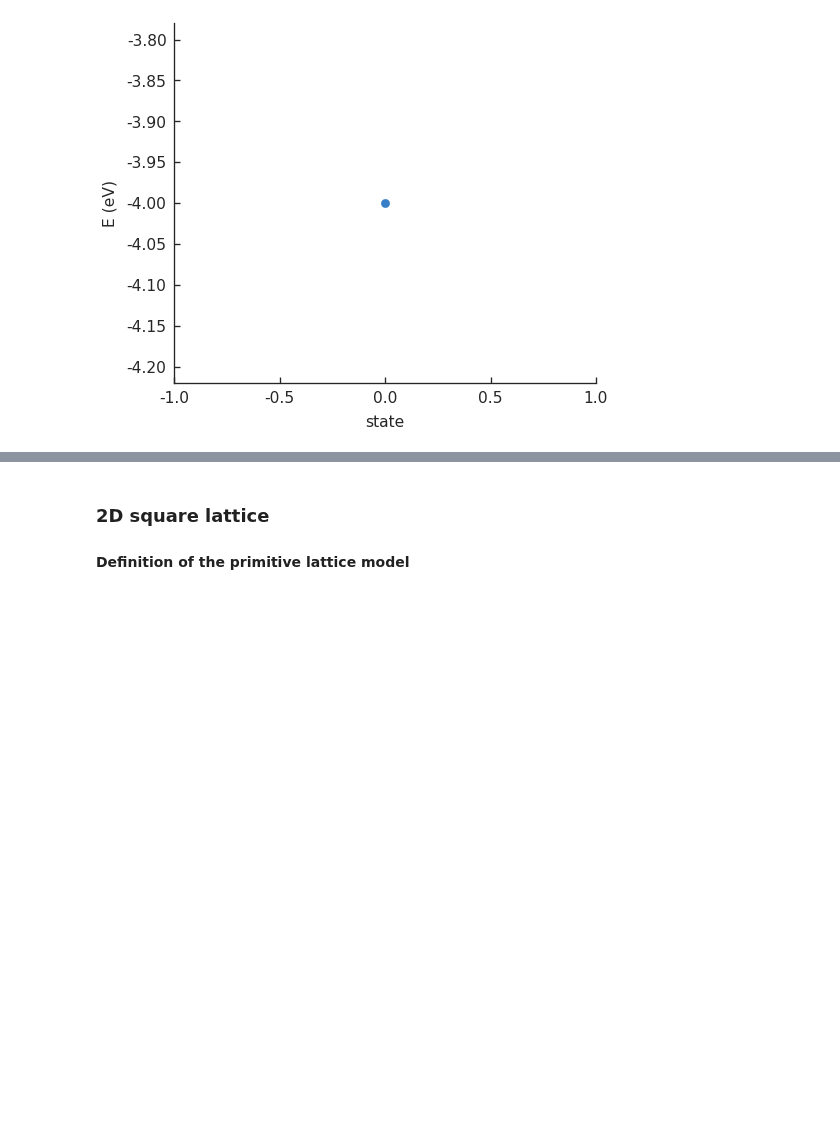
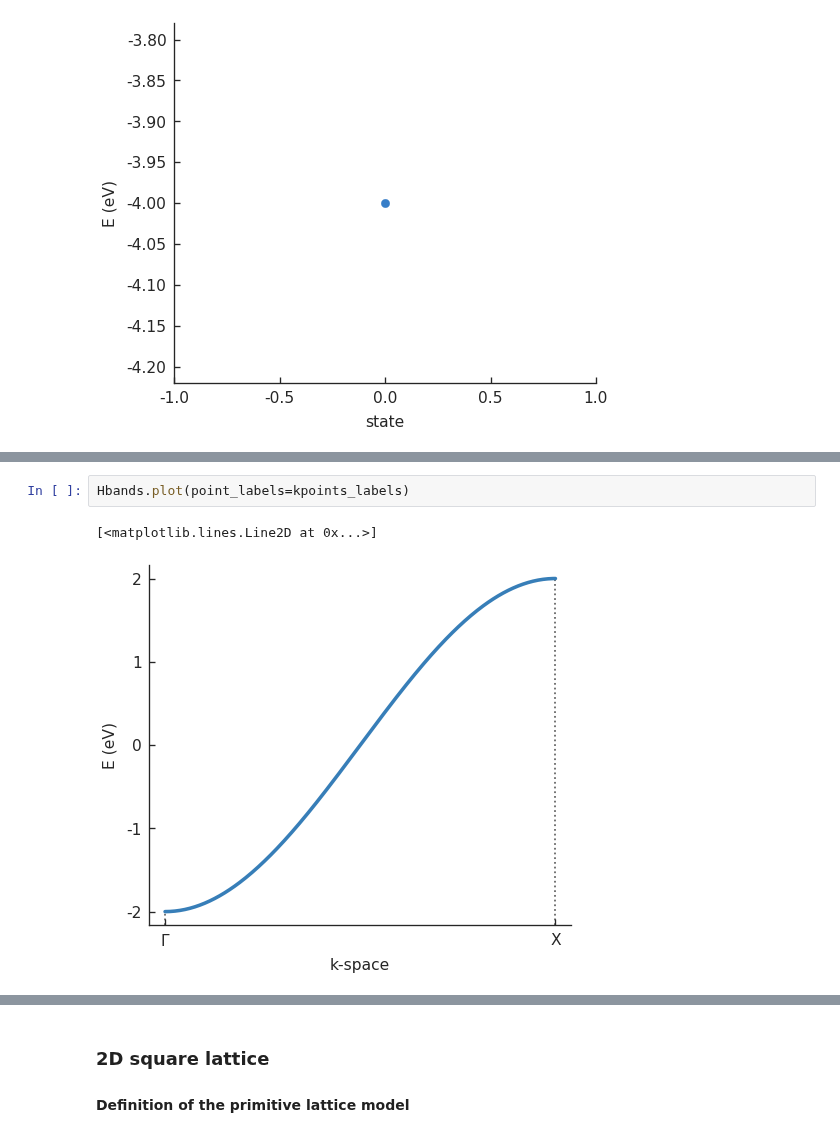
Before and after one commit to rpoteau/pyPhysChem, a Jupyter notebook: TB.ipynb, the cells around one changed output, grey strips where cells are left out. Drawn from its saved outputs; the diff is of its cells as text; blank space fills up the shorter version.

```diff
--- a/TB.ipynb
+++ b/TB.ipynb
@@ -212,0 +272,5 @@ array([[1.+0.j]], dtype=complex64)
+# %%
+Hbands.plot(point_labels=kpoints_labels)
+# %% [output]
+[<matplotlib.lines.Line2D at 0x...>]
+[figure, added]
```
Also changed, not shown: parts of 19 cells of this notebook, 25 other files.
